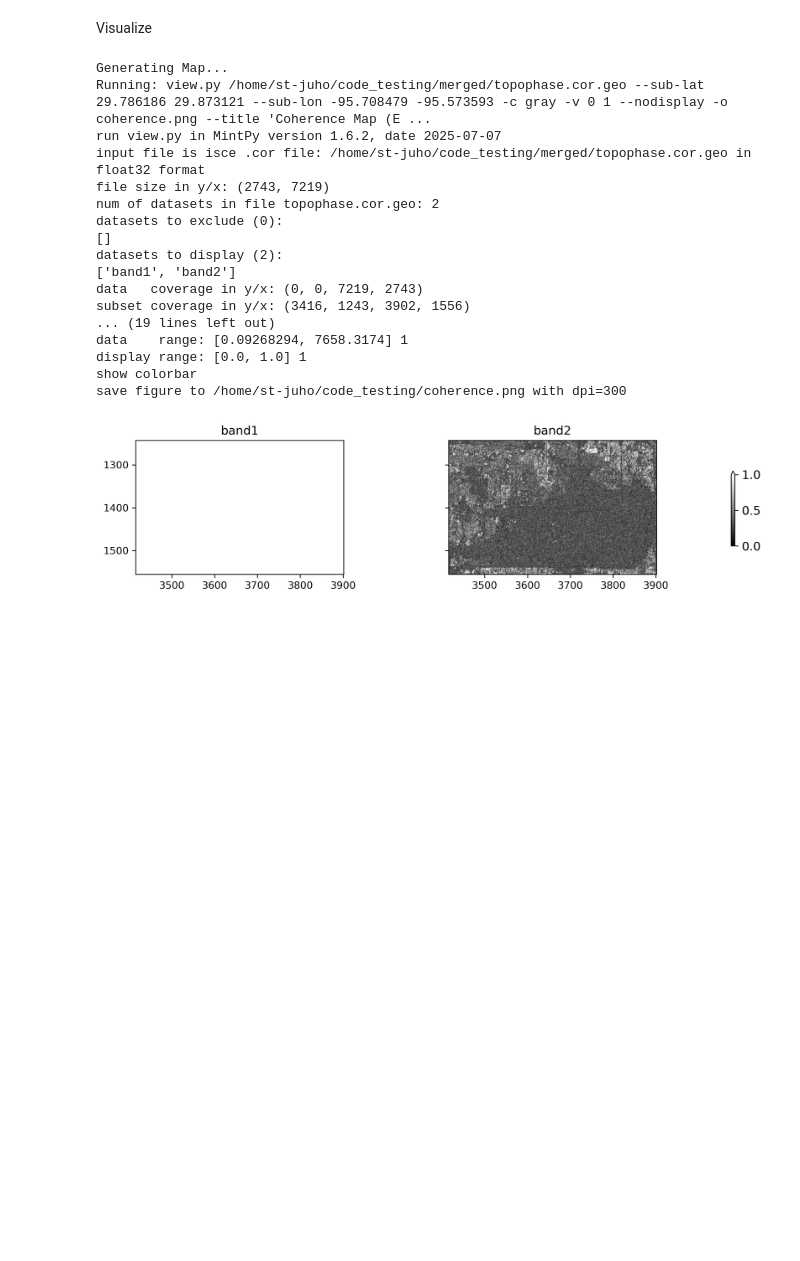
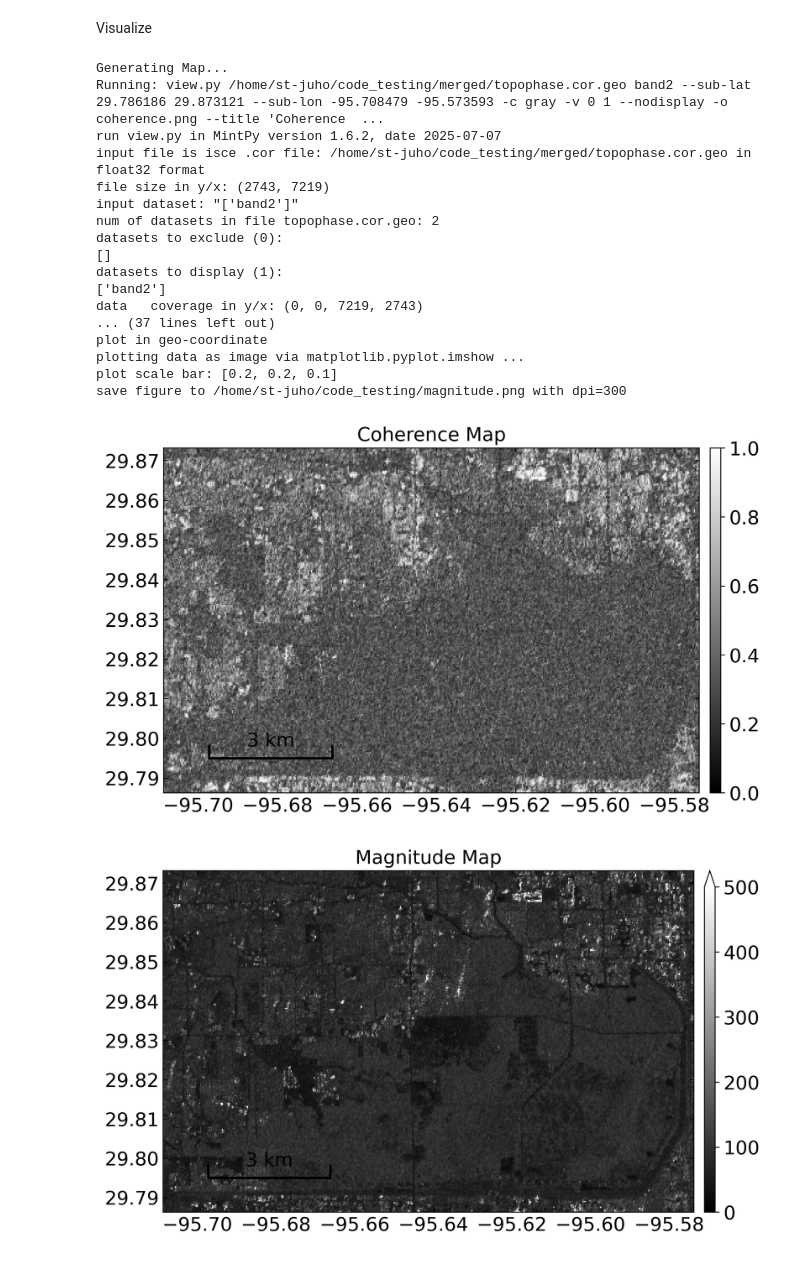
Before and after one commit to sqidr/sar_flood_detection, a Jupyter notebook: insar_coherence.ipynb, the cells around one changed output. Cells and saved outputs as stored; diff of their text form; code cells hidden in the pictures; blank space fills up the shorter version.

Commit message:
Clean up coherence code

```diff
--- a/insar_coherence.ipynb
+++ b/insar_coherence.ipynb
@@ -549,53 +553,58 @@ Processing finished with return code: 0
 # %% [markdown]
 Visualize
 # %%
-from mintpy.cli import view
-from IPython.display import Image, display
-
 # The output file from ISCE
 geo_cor_file = os.path.join(PROJECT_DIR, "merged", "topophase.cor.geo")
 
 if os.path.exists(geo_cor_file):
     print("Generating Map...")
 
-    # Explicitly define the bounds for East Houston to avoid variable mix-ups
-    # Order: South, North, West, East
-    lat_min = 29.786186
-    lat_max = 29.873121
-    lon_min = -95.708479
-    lon_max = -95.573593
-
-    # Use --sub-lat (South North) and --sub-lon (West East)
     cmd = (f"{geo_cor_file} "
-           f"--sub-lat {lat_min} {lat_max} --sub-lon {lon_min} {lon_max} "
-           f"-c gray -v 0 1 --nodisplay -o coherence.png --title 'Coherence Map (East Houston)'")
+           f"band2 "
+           f"--sub-lat {roi[0]} {roi[1]} --sub-lon {roi[2]} {roi[3]} "
+           f"-c gray -v 0 1 --nodisplay -o coherence.png --title 'Coherence Map'")
 
     print(f"Running: view.py {cmd}")
     !view.py {cmd}
 
-    # Show Image
+    cmd2 = (f"{geo_cor_file} "
+           f"band1 "
+           f"--sub-lat {roi[0]} {roi[1]} --sub-lon {roi[2]} {roi[3]} "
+           f"-c gray -v 0 500 --nodisplay -o magnitude.png --title 'Magnitude Map'") # MAX VALUE NEEDS TWEAKING! A logarithmic plot would be good.
+
+    print(f"Running: view.py {cmd2}")
+    !view.py {cmd2}
+
+    # Show Images
     if os.path.exists("coherence.png"):
         display(Image(filename='coherence.png'))
     else:
         print("❌ Error: coherence.png was not created.")
+
+    if os.path.exists("magnitude.png"):
+        display(Image(filename='magnitude.png'))
+    else:
+        print("❌ Error: magnitude.png was not created.")
+
 else:
     print("❌ Output file# filepath: /home/st-juho/code_testing/insar_coherence.ipynb")
 # %% [output]
 Generating Map...
-Running: view.py /home/st-juho/code_testing/merged/topophase.cor.geo --sub-lat 29.786186 29.873121 --sub-lon -95.708479 -95.573593 -c gray -v 0 1 --nodisplay -o coherence.png --title 'Coherence Map (E ...
+Running: view.py /home/st-juho/code_testing/merged/topophase.cor.geo band2 --sub-lat 29.786186 29.873121 --sub-lon -95.708479 -95.573593 -c gray -v 0 1 --nodisplay -o coherence.png --title 'Coherence  ...
 run view.py in MintPy version 1.6.2, date 2025-07-07
 input file is isce .cor file: /home/st-juho/code_testing/merged/topophase.cor.geo in float32 format
 file size in y/x: (2743, 7219)
+input dataset: "['band2']"
 num of datasets in file topophase.cor.geo: 2
 datasets to exclude (0):
 []
-datasets to display (2):
-['band1', 'band2']
+datasets to display (1):
+['band2']
 data   coverage in y/x: (0, 0, 7219, 2743)
-subset coverage in y/x: (3416, 1243, 3902, 1556)
-... (19 lines left out)
-data    range: [0.09268294, 7658.3174] 1
-display range: [0.0, 1.0] 1
-show colorbar
-save figure to /home/st-juho/code_testing/coherence.png with dpi=300
+... (37 lines left out)
+plot in geo-coordinate
+plotting data as image via matplotlib.pyplot.imshow ...
+plot scale bar: [0.2, 0.2, 0.1]
+save figure to /home/st-juho/code_testing/magnitude.png with dpi=300
-[figure, old version]
+[figure, new version]
+[figure, added]
```
Also changed, not shown: parts of 12 cells of this notebook, 5 other files.
